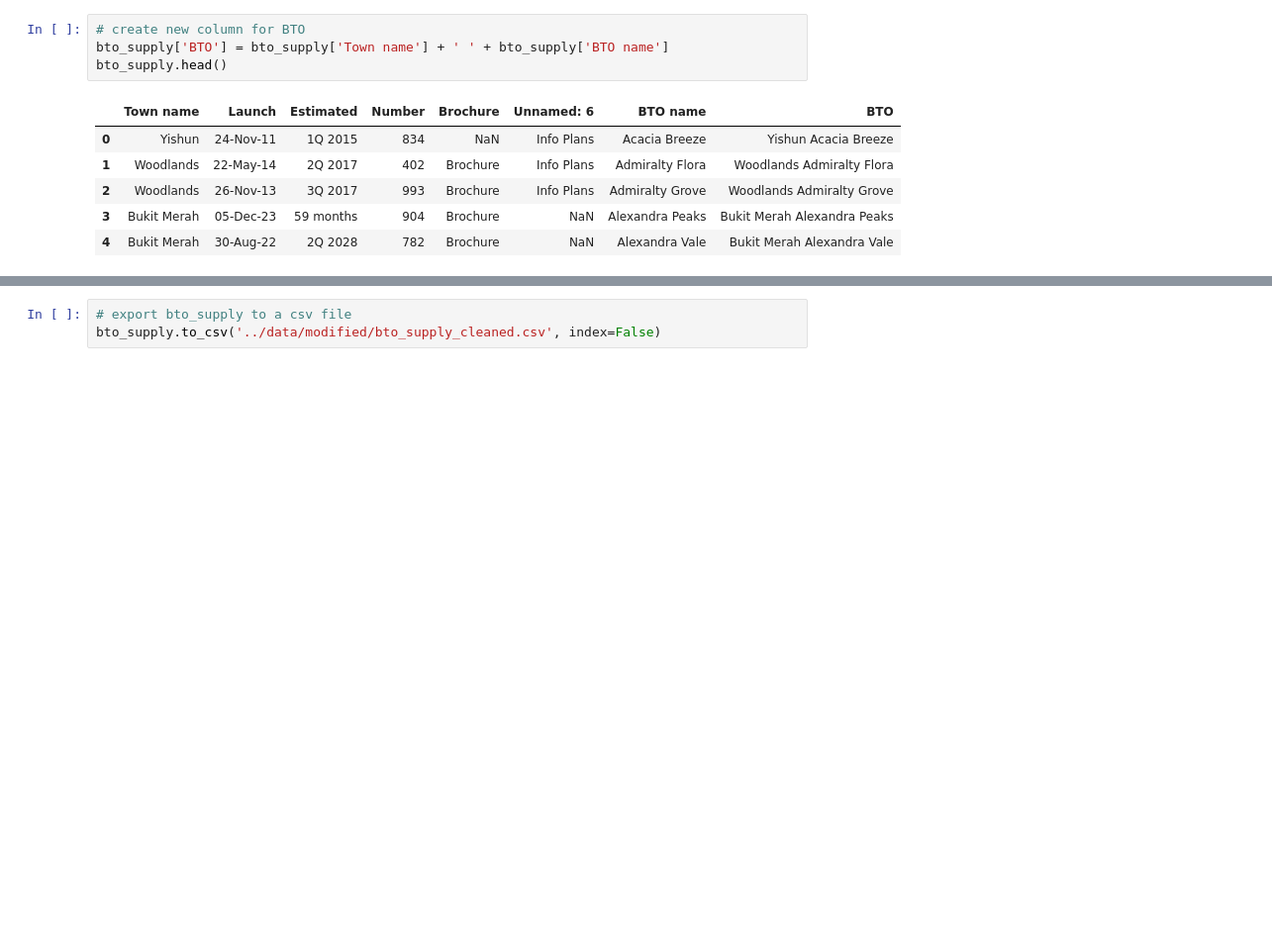
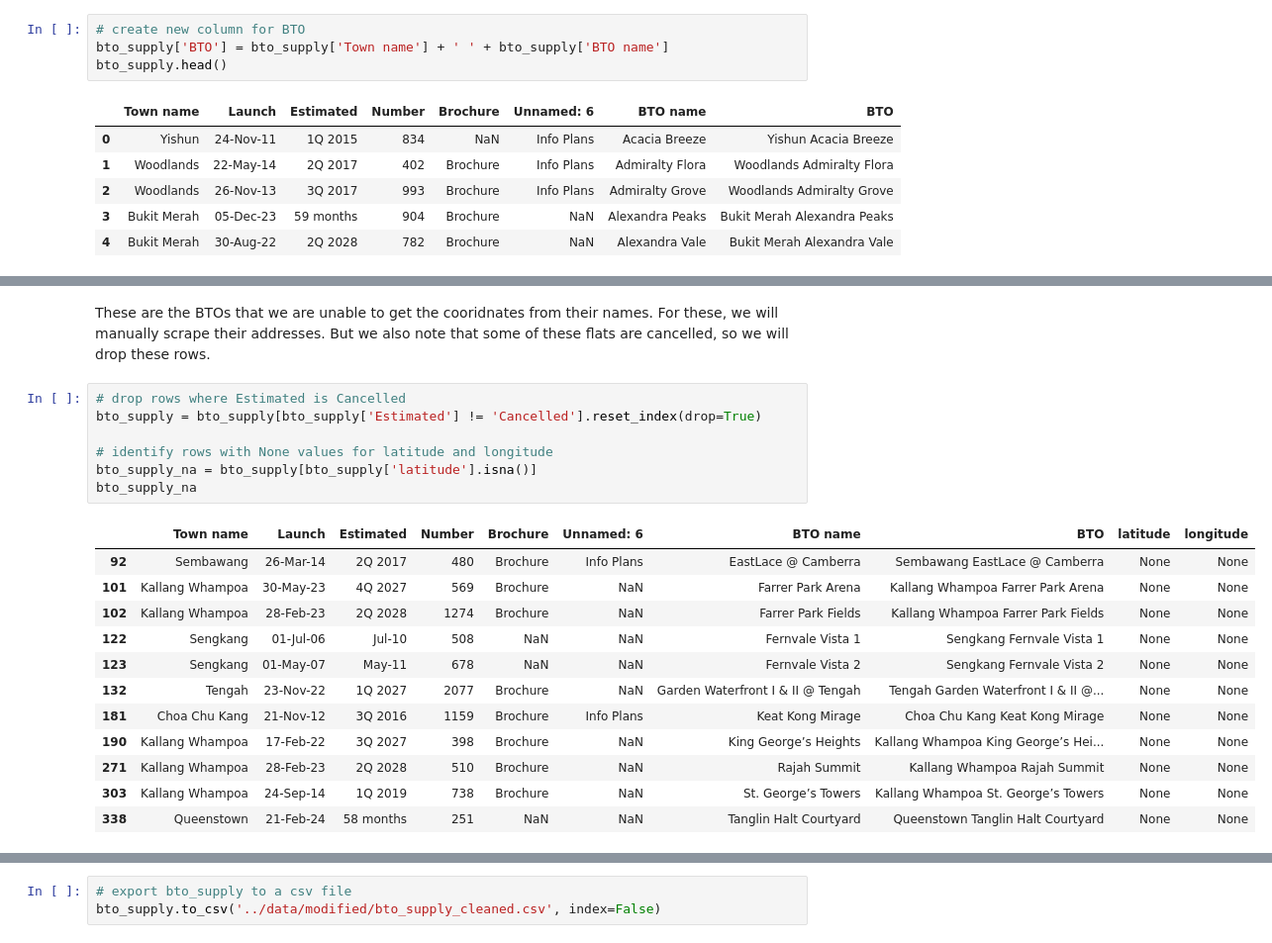
Before and after one commit to pnghaanh/Housing-Price-Time-Series-Forecasting, a Jupyter notebook: src/data_cleaning.ipynb, the cells around one changed output, grey strips where cells are left out. Shown: that part at 99% size. Saved outputs shown, nothing was run; the diff lists cells and outputs as text; blank space fills up the shorter version.

```diff
--- a/src/data_cleaning.ipynb
+++ b/src/data_cleaning.ipynb
@@ -289,0 +376,22 @@ bto_supply.head()
+# %% [markdown]
+These are the BTOs that we are unable to get the cooridnates from their names. For these, we will manually scrape their addresses. But we also note that some of these flats are cancelled, so we will drop these rows.
+# %%
+# drop rows where Estimated is Cancelled
+bto_supply = bto_supply[bto_supply['Estimated'] != 'Cancelled'].reset_index(drop=True)
+
+# identify rows with None values for latitude and longitude
+bto_supply_na = bto_supply[bto_supply['latitude'].isna()]
+bto_supply_na
+# %% [output]
+|  | Town name | Launch | Estimated | Number | Brochure | Unnamed: 6 | BTO name | BTO | latitude | longitude |
+| 92 | Sembawang | 26-Mar-14 | 2Q 2017 | 480 | Brochure | Info Plans | EastLace @ Camberra | Sembawang EastLace @ Camberra | None | None |
+| 101 | Kallang Whampoa | 30-May-23 | 4Q 2027 | 569 | Brochure | NaN | Farrer Park Arena | Kallang Whampoa Farrer Park Arena | None | None |
+| 102 | Kallang Whampoa | 28-Feb-23 | 2Q 2028 | 1274 | Brochure | NaN | Farrer Park Fields | Kallang Whampoa Farrer Park Fields | None | None |
+| 122 | Sengkang | 01-Jul-06 | Jul-10 | 508 | NaN | NaN | Fernvale Vista 1 | Sengkang Fernvale Vista 1 | None | None |
+| 123 | Sengkang | 01-May-07 | May-11 | 678 | NaN | NaN | Fernvale Vista 2 | Sengkang Fernvale Vista 2 | None | None |
+| 132 | Tengah | 23-Nov-22 | 1Q 2027 | 2077 | Brochure | NaN | Garden Waterfront I & II @ Tengah | Tengah Garden Waterfront I & II @... | None | None |
+| 181 | Choa Chu Kang | 21-Nov-12 | 3Q 2016 | 1159 | Brochure | Info Plans | Keat Kong Mirage | Choa Chu Kang Keat Kong Mirage | None | None |
+| 190 | Kallang Whampoa | 17-Feb-22 | 3Q 2027 | 398 | Brochure | NaN | King George’s Heights | Kallang Whampoa King George’s Hei... | None | None |
+| 271 | Kallang Whampoa | 28-Feb-23 | 2Q 2028 | 510 | Brochure | NaN | Rajah Summit | Kallang Whampoa Rajah Summit | None | None |
+| 303 | Kallang Whampoa | 24-Sep-14 | 1Q 2019 | 738 | Brochure | NaN | St. George’s Towers | Kallang Whampoa St. George’s Towers | None | None |
+| 338 | Queenstown | 21-Feb-24 | 58 months | 251 | NaN | NaN | Tanglin Halt Courtyard | Queenstown Tanglin Halt Courtyard | None | None |
```
Also changed, not shown: parts of 7 cells of this notebook, 3 other files.
